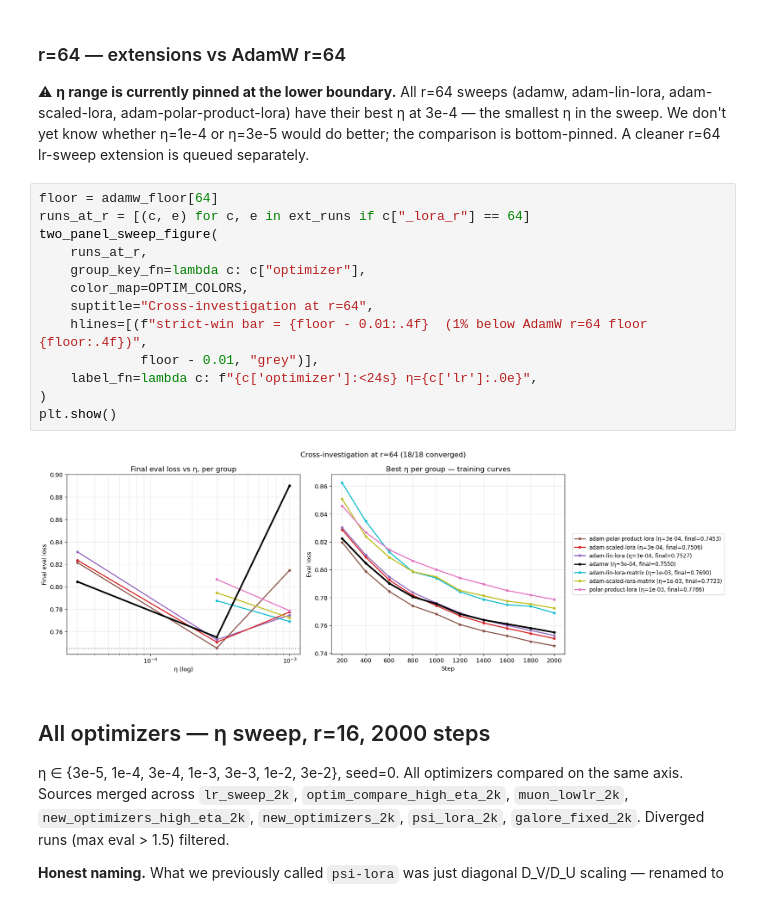
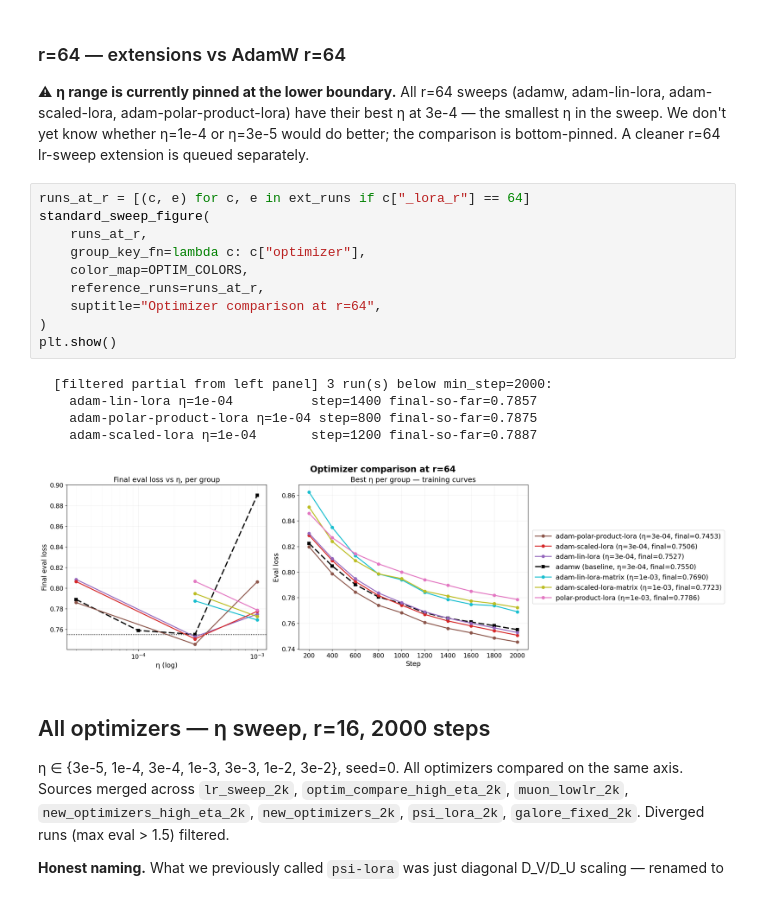
Before and after one commit to nikhilgsh/lora-optimizers, a Jupyter notebook: notebooks/sweep_analysis.ipynb, the cells around one changed output. Saved outputs shown, nothing was run; the diff lists cells and outputs as text.

```diff
--- a/notebooks/sweep_analysis.ipynb
+++ b/notebooks/sweep_analysis.ipynb
@@ -114,20 +115,21 @@ best η at 3e-4 — the smallest η in the sweep. We don't yet know whether
 η=1e-4 or η=3e-5 would do better; the comparison is bottom-pinned. A cleaner
 r=64 lr-sweep extension is queued separately.
 # %%
-floor = adamw_floor[64]
 runs_at_r = [(c, e) for c, e in ext_runs if c["_lora_r"] == 64]
-two_panel_sweep_figure(
+standard_sweep_figure(
     runs_at_r,
     group_key_fn=lambda c: c["optimizer"],
     color_map=OPTIM_COLORS,
-    suptitle="Cross-investigation at r=64",
-    hlines=[(f"strict-win bar = {floor - 0.01:.4f}  (1% below AdamW r=64 floor {floor:.4f})",
-             floor - 0.01, "grey")],
-    label_fn=lambda c: f"{c['optimizer']:<24s} η={c['lr']:.0e}",
+    reference_runs=runs_at_r,
+    suptitle="Optimizer comparison at r=64",
 )
 plt.show()
 # %% [output]
+  [filtered partial from left panel] 3 run(s) below min_step=2000:
+    adam-lin-lora η=1e-04          step=1400 final-so-far=0.7857
+    adam-polar-product-lora η=1e-04 step=800 final-so-far=0.7875
+    adam-scaled-lora η=1e-04       step=1200 final-so-far=0.7887
-[figure, old version]
+[figure, new version]
 # %% [markdown]
 ## All optimizers — η sweep, r=16, 2000 steps
 
```
Also changed, not shown: parts of 8 cells of this notebook, 3 other files.
